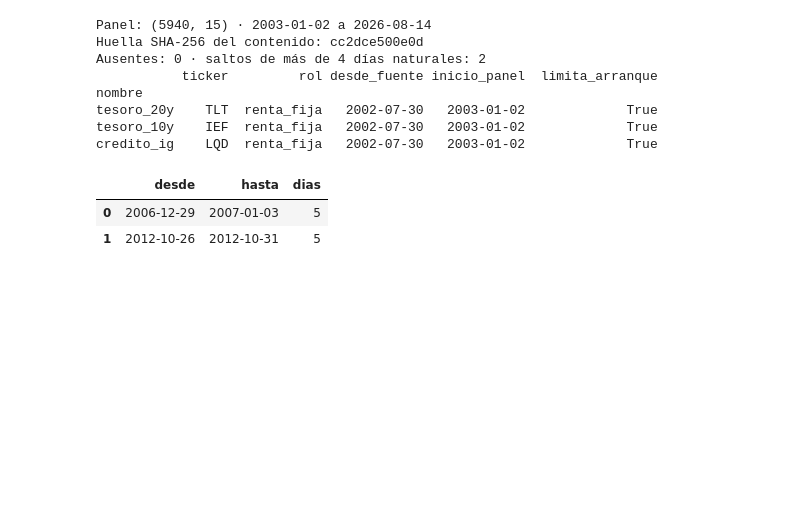
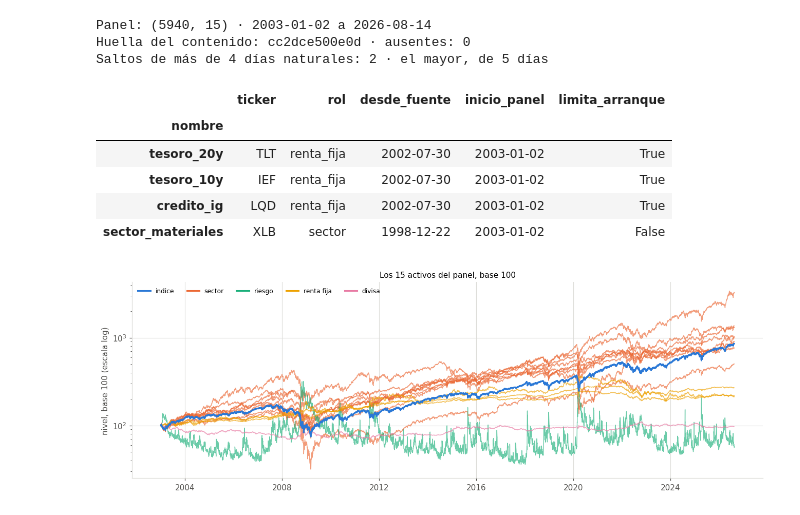
Before and after one commit to Romequinco/TALLER_GENERATIVOS, a Jupyter notebook: notebooks/00_datos_y_features.ipynb, the cells around one changed output. Saved outputs shown, nothing was run; the diff lists cells and outputs as text; code cells hidden in the pictures; blank space fills up the shorter version.

```diff
--- a/notebooks/00_datos_y_features.ipynb
+++ b/notebooks/00_datos_y_features.ipynb
@@ -75,23 +46,25 @@ sería falso: gobiernan el suelo, no el corte.
 # %%
 precios = datos.descargar_precios()
 saltos = datos.huecos(precios.index)
 
 print("Panel:", precios.shape, "·", precios.index[0].date(), "a", precios.index[-1].date())
-print("Huella SHA-256 del contenido:", datos.huella(precios))
-print("Ausentes:", int(precios.isna().sum().sum()), "· saltos de más de 4 días naturales:", len(saltos))
+print("Huella del contenido:", datos.huella(precios), "· ausentes:", int(precios.isna().sum().sum()))
+print("Saltos de más de 4 días naturales:", len(saltos), "· el mayor, de", int(saltos["dias"].max()), "días")
 assert saltos.empty or int(saltos["dias"].max()) <= 10, "Hueco interior sospechoso en el índice."
 
-print(datos.cobertura(precios).head(3).to_string())
-saltos
+fig, eje = plt.subplots(figsize=(12, 4.2))
+viz.panel_mercado(precios, eje=eje)
+viz.guardar(fig, "panel_mercado")
+
+datos.cobertura(precios).head(4)
 # %% [output]
 Panel: (5940, 15) · 2003-01-02 a 2026-08-14
-Huella SHA-256 del contenido: cc2dce500e0d
-Ausentes: 0 · saltos de más de 4 días naturales: 2
-           ticker         rol desde_fuente inicio_panel  limita_arranque
-nombre
-tesoro_20y    TLT  renta_fija   2002-07-30   2003-01-02             True
-tesoro_10y    IEF  renta_fija   2002-07-30   2003-01-02             True
-credito_ig    LQD  renta_fija   2002-07-30   2003-01-02             True
+Huella del contenido: cc2dce500e0d · ausentes: 0
+Saltos de más de 4 días naturales: 2 · el mayor, de 5 días
-|  | desde | hasta | dias |
-| 0 | 2006-12-29 | 2007-01-03 | 5 |
-| 1 | 2012-10-26 | 2012-10-31 | 5 |
+|  | ticker | rol | desde_fuente | inicio_panel | limita_arranque |
+| nombre |  |  |  |  |  |
+| tesoro_20y | TLT | renta_fija | 2002-07-30 | 2003-01-02 | True |
+| tesoro_10y | IEF | renta_fija | 2002-07-30 | 2003-01-02 | True |
+| credito_ig | LQD | renta_fija | 2002-07-30 | 2003-01-02 | True |
+| sector_materiales | XLB | sector | 1998-12-22 | 2003-01-02 | False |
+[figure, added]
```
Also changed, not shown: parts of 22 cells of this notebook, 4 other files.
